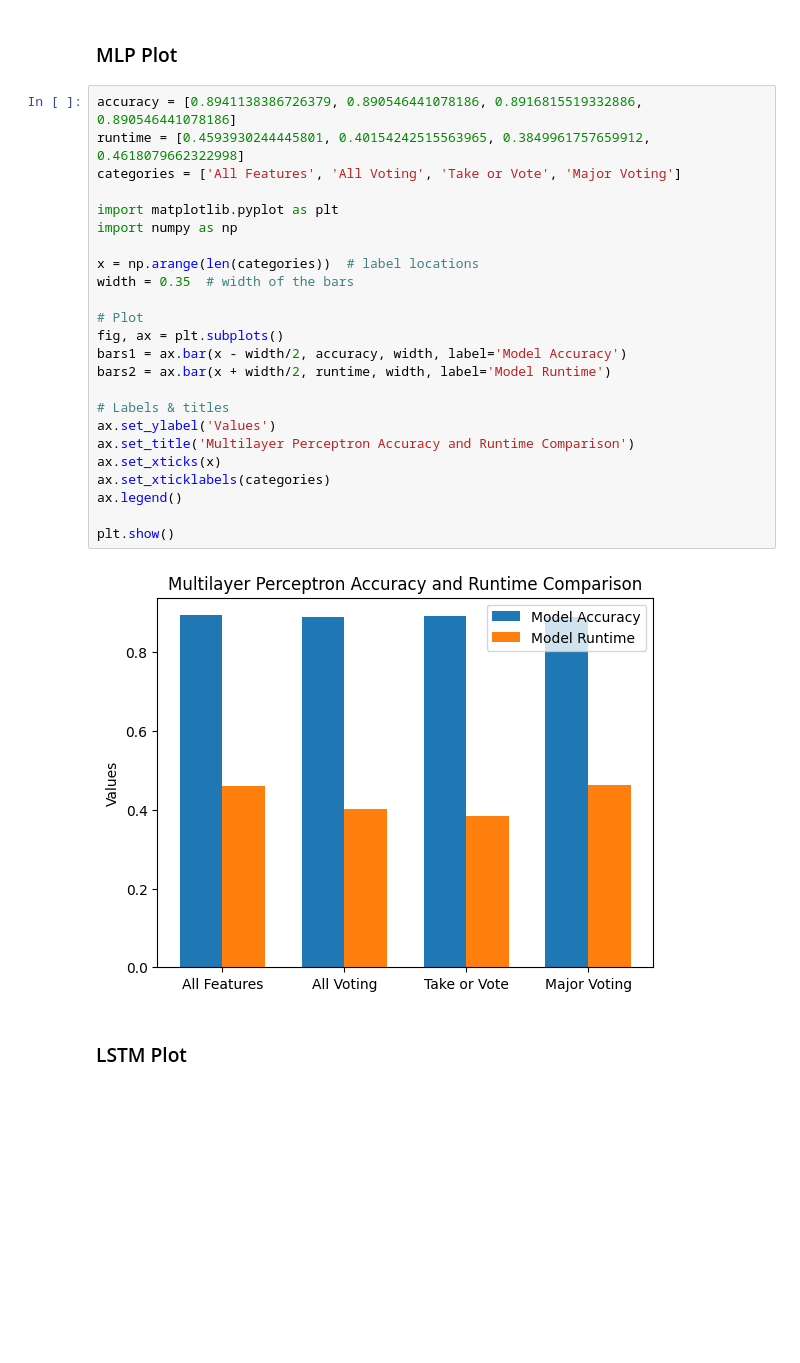
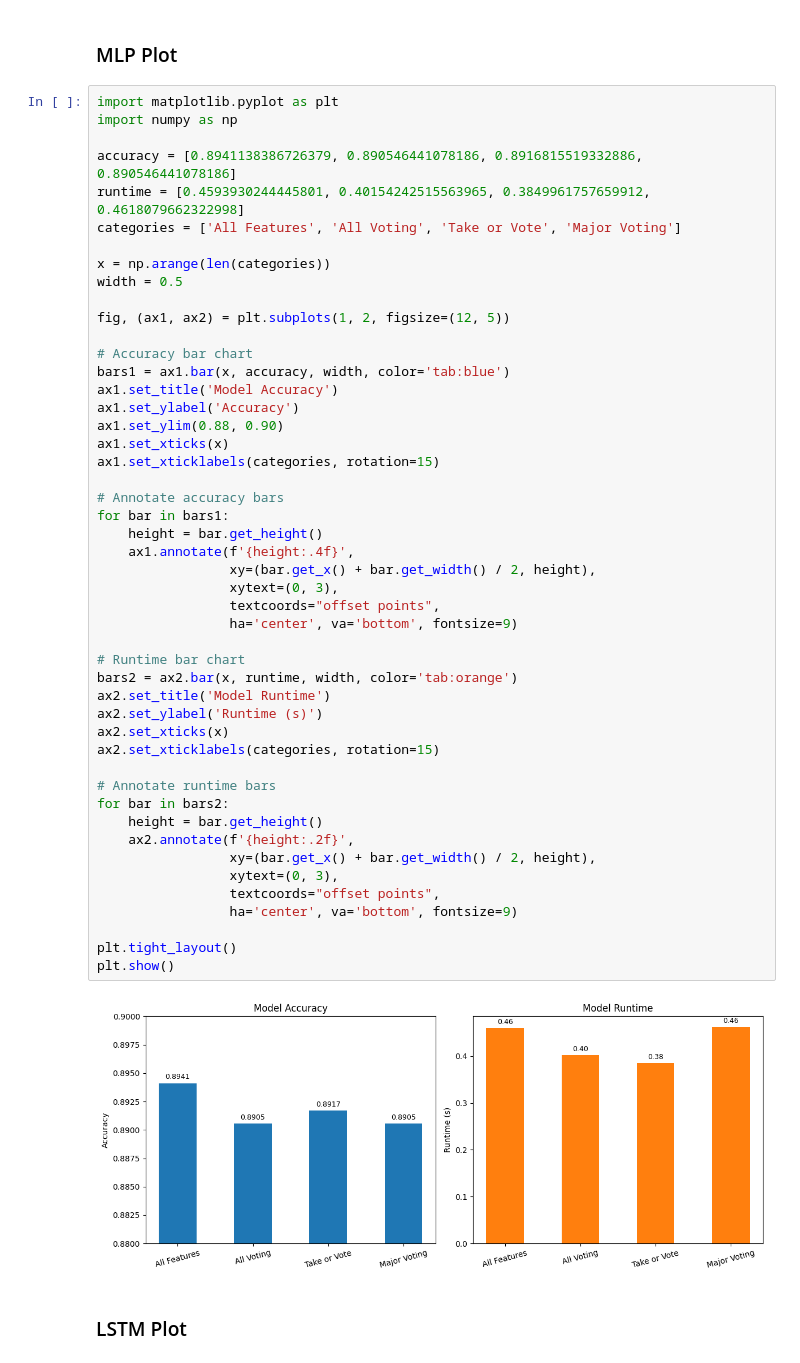
Before and after one commit to Vinzecta/Rainfall-Prediction, a Jupyter notebook: tcn-lstm/experiments.ipynb, the cells around one changed output. Cells and saved outputs as stored; diff of their text form; blank space fills up the shorter version.

Commit message:
Modify some plots

```diff
--- a/tcn-lstm/experiments.ipynb
+++ b/tcn-lstm/experiments.ipynb
@@ -10,31 +10,55 @@
 # %% [markdown]
 ### MLP Plot
 # %%
+import matplotlib.pyplot as plt
+import numpy as np
+
 accuracy = [0.8941138386726379, 0.890546441078186, 0.8916815519332886, 0.890546441078186]
 runtime = [0.4593930244445801, 0.40154242515563965, 0.3849961757659912, 0.4618079662322998]
 categories = ['All Features', 'All Voting', 'Take or Vote', 'Major Voting']
 
-import matplotlib.pyplot as plt
-import numpy as np
+x = np.arange(len(categories))
+width = 0.5
 
-x = np.arange(len(categories))  # label locations
-width = 0.35  # width of the bars
+fig, (ax1, ax2) = plt.subplots(1, 2, figsize=(12, 5))
 
-# Plot
-fig, ax = plt.subplots()
-bars1 = ax.bar(x - width/2, accuracy, width, label='Model Accuracy')
-bars2 = ax.bar(x + width/2, runtime, width, label='Model Runtime')
+# Accuracy bar chart
+bars1 = ax1.bar(x, accuracy, width, color='tab:blue')
+ax1.set_title('Model Accuracy')
+ax1.set_ylabel('Accuracy')
+ax1.set_ylim(0.88, 0.90)
+ax1.set_xticks(x)
+ax1.set_xticklabels(categories, rotation=15)
 
-# Labels & titles
-ax.set_ylabel('Values')
-ax.set_title('Multilayer Perceptron Accuracy and Runtime Comparison')
-ax.set_xticks(x)
-ax.set_xticklabels(categories)
-ax.legend()
+# Annotate accuracy bars
+for bar in bars1:
+    height = bar.get_height()
+    ax1.annotate(f'{height:.4f}',
+                 xy=(bar.get_x() + bar.get_width() / 2, height),
+                 xytext=(0, 3),
+                 textcoords="offset points",
+                 ha='center', va='bottom', fontsize=9)
 
+# Runtime bar chart
+bars2 = ax2.bar(x, runtime, width, color='tab:orange')
+ax2.set_title('Model Runtime')
+ax2.set_ylabel('Runtime (s)')
+ax2.set_xticks(x)
+ax2.set_xticklabels(categories, rotation=15)
+
+# Annotate runtime bars
+for bar in bars2:
+    height = bar.get_height()
+    ax2.annotate(f'{height:.2f}',
+                 xy=(bar.get_x() + bar.get_width() / 2, height),
+                 xytext=(0, 3),
+                 textcoords="offset points",
+                 ha='center', va='bottom', fontsize=9)
+
+plt.tight_layout()
 plt.show()
 # %% [output]
-[figure, old version]
+[figure, new version]
 # %% [markdown]
 ### LSTM Plot
 # %%
```
Also changed, not shown: parts of 2 cells of this notebook.
